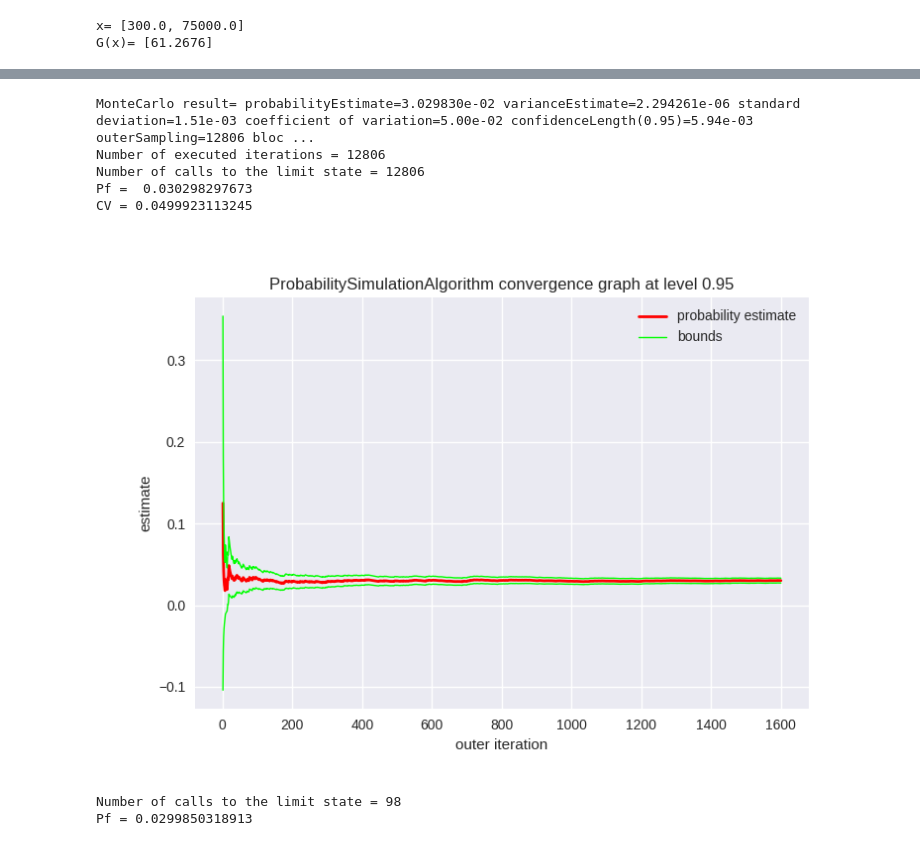
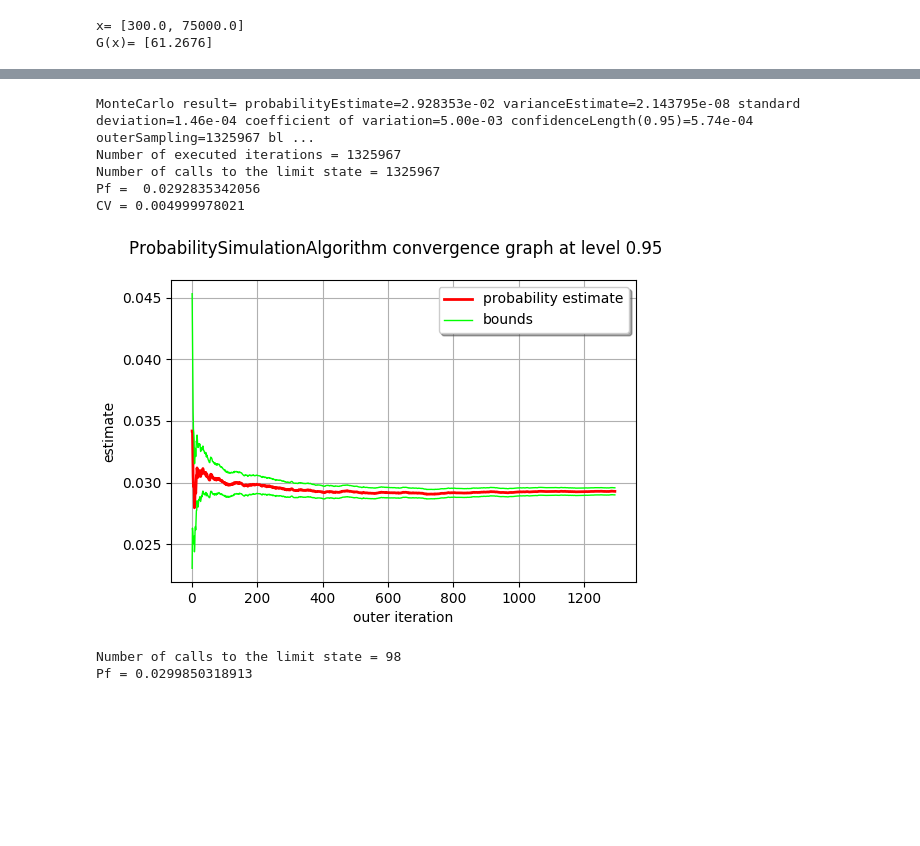
Before and after one commit to fbertran/m2csmi_s1, a Jupyter notebook: Example1_Openturns.ipynb, the cells around one changed output, grey strips where cells are left out. Cells and saved outputs as stored; diff of their text form; code cells hidden in the pictures; blank space fills up the shorter version.

```diff
--- a/Example1_Openturns.ipynb
+++ b/Example1_Openturns.ipynb
@@ -31,7 +30,7 @@ G(x)= [61.2676]
 
 # Create a first marginal : LogNormal distribution 1D, parameterized by
 # its mean and standard deviation
-R_dist = ot.LogNormalMuSigma(300.0, 30.0, 0.0).getDistribution()
+R_dist = ot.LogNormalMuSigma(300.0, 30., 0.).getDistribution()
 R_dist.setName('Yield strength')
 R_dist.setDescription('R')
 # Graphical output of the PDF
@@ -66,36 +65,36 @@ G = ot.RandomVector(limitState, vect)
 myEvent = ot.Event(G, ot.Less(), 0.0)
 # %%
 # Using Monte Carlo simulations
-cv = 0.05
-NbSim = 100000
+cv = 0.005
+NbSim = 10000000
 
 experiment = ot.MonteCarloExperiment()
 algoMC = ot.ProbabilitySimulationAlgorithm(myEvent, experiment)
 algoMC.setMaximumOuterSampling(NbSim)
 algoMC.setBlockSize(1)
 algoMC.setMaximumCoefficientOfVariation(cv)
 # For statistics about the algorithm
 initialNumberOfCall = limitState.getEvaluationCallsNumber()
 
 # Perform the analysis:
 algoMC.run()
 
 # Results:
 result = algoMC.getResult()
 probability = result.getProbabilityEstimate()
 print('MonteCarlo result=', result)
 print('Number of executed iterations =', result.getOuterSampling())
 print('Number of calls to the limit state =', limitState.getEvaluationCallsNumber() - initialNumberOfCall)
 print('Pf = ', probability)
 print('CV =', result.getCoefficientOfVariation())
 algoMC.drawProbabilityConvergence()
 # %% [output]
-MonteCarlo result= probabilityEstimate=3.029830e-02 varianceEstimate=2.294261e-06 standard deviation=1.51e-03 coefficient of variation=5.00e-02 confidenceLength(0.95)=5.94e-03 outerSampling=12806 bloc ...
-Number of executed iterations = 12806
-Number of calls to the limit state = 12806
-Pf =  0.030298297673
-CV = 0.0499923113245
+MonteCarlo result= probabilityEstimate=2.928353e-02 varianceEstimate=2.143795e-08 standard deviation=1.46e-04 coefficient of variation=5.00e-03 confidenceLength(0.95)=5.74e-04 outerSampling=1325967 bl ...
+Number of executed iterations = 1325967
+Number of calls to the limit state = 1325967
+Pf =  0.0292835342056
+CV = 0.004999978021
-[figure, old version]
+[figure, new version]
 # %%
 # Using FORM analysis
 
```
Also changed, not shown: parts of 4 cells of this notebook.
